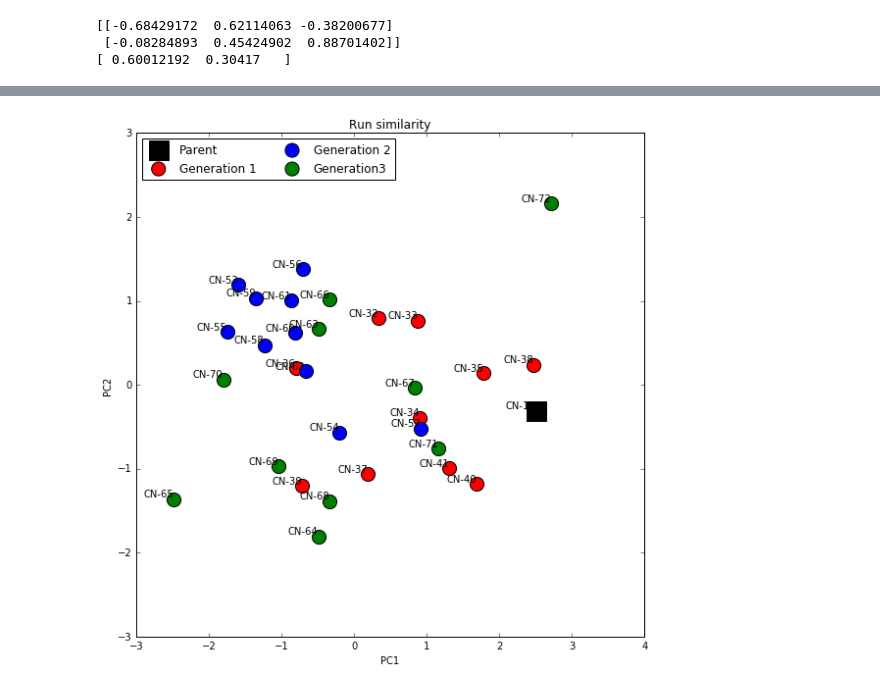
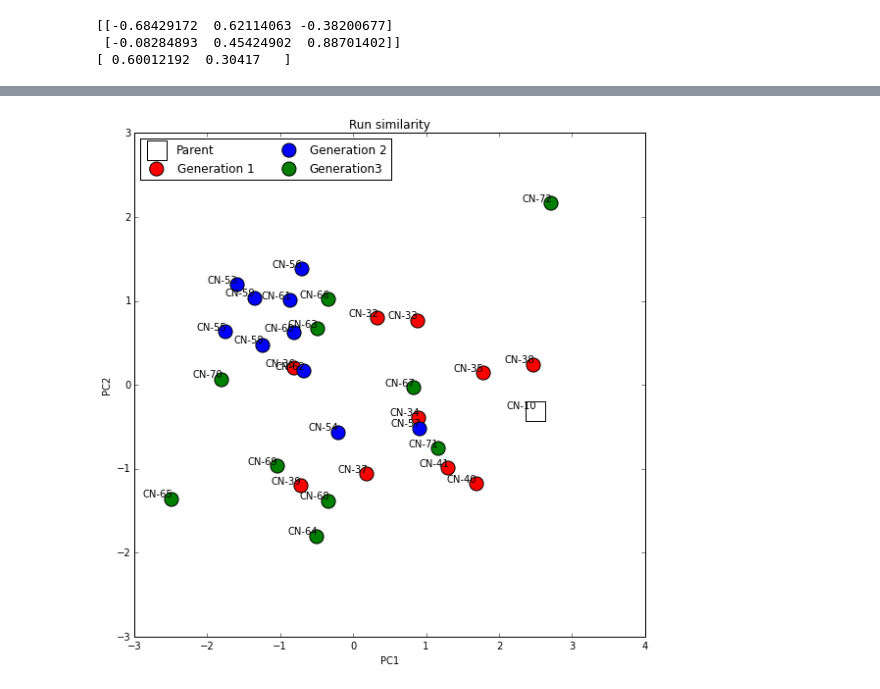
Before and after one commit to ggabernet/SME, a Jupyter notebook: activity_landscape_Claudia.ipynb, the cells around one changed output, grey strips where cells are left out. Drawn from its saved outputs; the diff is of its cells as text; code cells hidden in the pictures.

```diff
--- a/activity_landscape_Claudia.ipynb
+++ b/activity_landscape_Claudia.ipynb
@@ -177,25 +177,25 @@ plt.show()
 # %%
 fig = plt.figure(figsize=(8,8))
-parent = plt.scatter(Xt[0,dsc1],Xt[0,dsc2], c="black", marker='s', s=400)
+parent = plt.scatter(Xt[0,dsc1],Xt[0,dsc2], c="white", marker='s', s=400)
 run1 = plt.scatter(Xt[1:11,dsc1],Xt[1:11,dsc2], c="red", s=200)
 run2 = plt.scatter(Xt[11:21,dsc1],Xt[11:21,dsc2], c="blue", s=200)
 run3 = plt.scatter(Xt[21:,dsc1],Xt[21:,dsc2], c="green", s=200)
 for label, x, y in zip(data["Code"].tolist(),Xt[:,dsc1],Xt[:,dsc2]):
     plt.annotate(
     label,
     xy=(x,y), xytext=(0,0),
     textcoords='offset points', ha='right', va='bottom')
 plt.xlabel(dsc1_name)
 plt.ylabel(dsc2_name)
 plt.title("Run similarity")
 plt.legend((parent,run1, run2, run3),
            ('Parent', 'Generation 1', 'Generation 2', 'Generation3'),
            scatterpoints=1,
            loc='upper left',
            ncol=2,
            fontsize=12)
 
 plt.tight_layout()
 plt.show()
 # %% [output]
-[figure, old version]
+[figure, new version]
```
Also changed, not shown: parts of 2 cells of this notebook, 1 other file.
